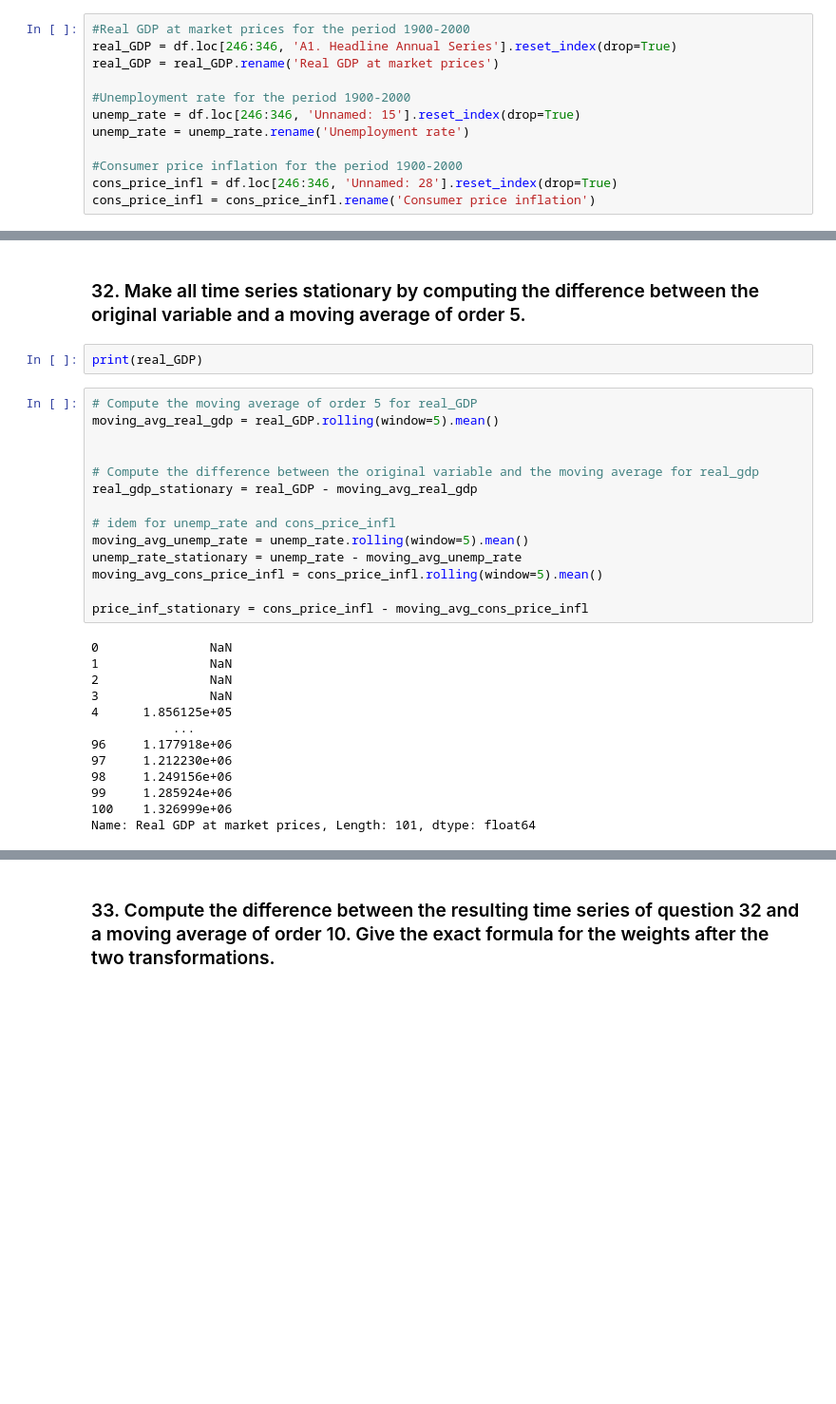
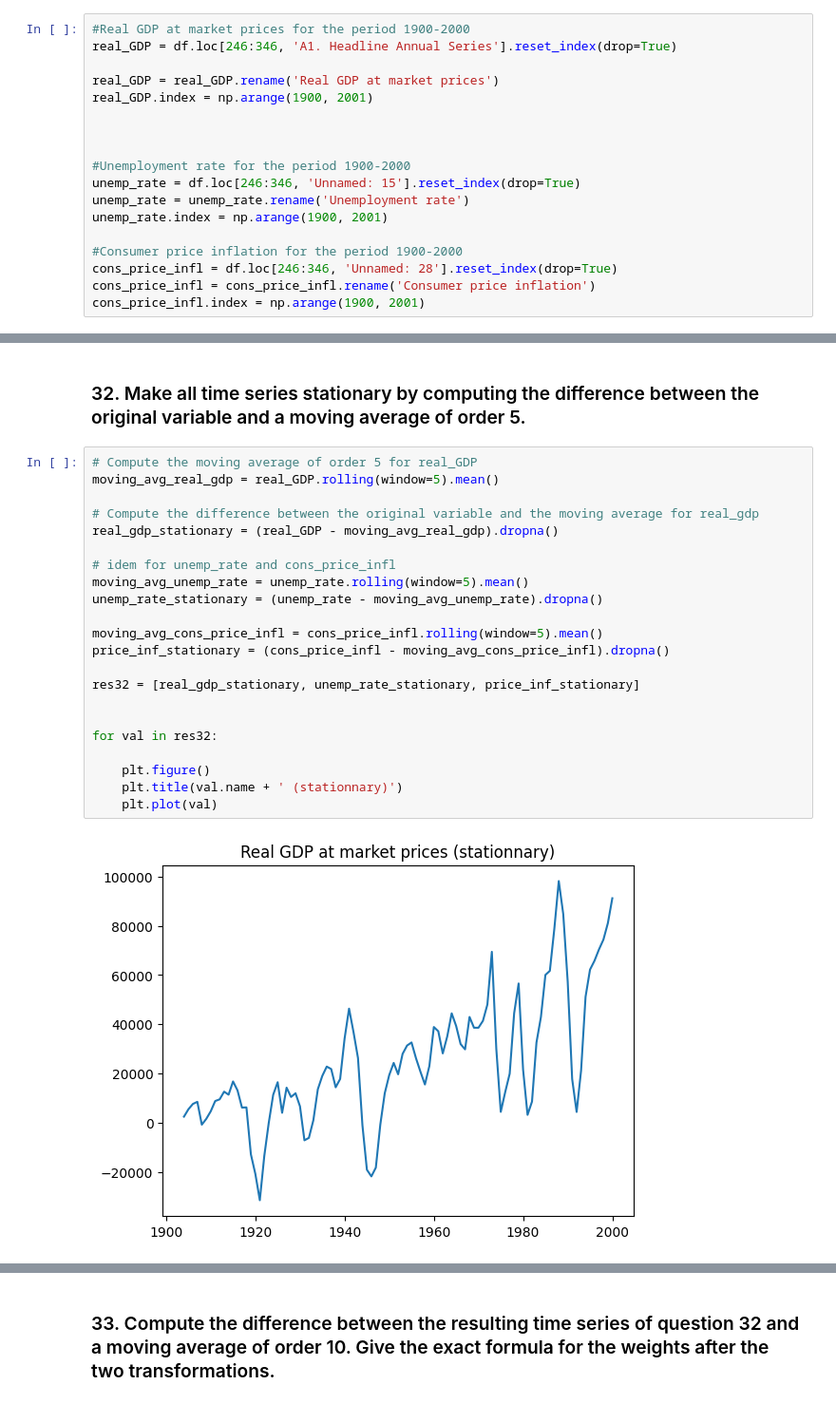
Before and after one commit to LucasChevrierGit/econometricsProject, a Jupyter notebook: project.ipynb, the cells around one changed output, grey strips where cells are left out. Shown at 95% size. Saved outputs shown, nothing was run; the diff lists cells and outputs as text; blank space fills up the shorter version.

```diff
--- a/project.ipynb
+++ b/project.ipynb
@@ -31,12 +31,18 @@ df = pd.read_excel('./textfiles/threecenturies_v2.3.xlsx', sheet_name='A1. Headl
 # %%
 #Real GDP at market prices for the period 1900-2000
 real_GDP = df.loc[246:346, 'A1. Headline Annual Series'].reset_index(drop=True)
+
 real_GDP = real_GDP.rename('Real GDP at market prices')
+real_GDP.index = np.arange(1900, 2001)
+
+
 
 #Unemployment rate for the period 1900-2000
 unemp_rate = df.loc[246:346, 'Unnamed: 15'].reset_index(drop=True)
 unemp_rate = unemp_rate.rename('Unemployment rate')
+unemp_rate.index = np.arange(1900, 2001)
 
 #Consumer price inflation for the period 1900-2000
 cons_price_infl = df.loc[246:346, 'Unnamed: 28'].reset_index(drop=True)
 cons_price_infl = cons_price_infl.rename('Consumer price inflation')
+cons_price_infl.index = np.arange(1900, 2001)
@@ -86,32 +79,27 @@ In this example, the long-term average position of the walker along a single tra
 ### 31. Define a moving average and explain the trade-off involved in the choice of the size of the window and of whether to center or not the moving average.
 # %% [markdown]
 ### 32. Make all time series stationary by computing the difference between the original variable and a moving average of order 5.
-# %%
-print(real_GDP)
 # %%
 # Compute the moving average of order 5 for real_GDP
 moving_avg_real_gdp = real_GDP.rolling(window=5).mean()
 
-
 # Compute the difference between the original variable and the moving average for real_gdp
-real_gdp_stationary = real_GDP - moving_avg_real_gdp
+real_gdp_stationary = (real_GDP - moving_avg_real_gdp).dropna()
 
 # idem for unemp_rate and cons_price_infl
 moving_avg_unemp_rate = unemp_rate.rolling(window=5).mean()
-unemp_rate_stationary = unemp_rate - moving_avg_unemp_rate
+unemp_rate_stationary = (unemp_rate - moving_avg_unemp_rate).dropna()
+
 moving_avg_cons_price_infl = cons_price_infl.rolling(window=5).mean()
+price_inf_stationary = (cons_price_infl - moving_avg_cons_price_infl).dropna()
 
-price_inf_stationary = cons_price_infl - moving_avg_cons_price_infl
+res32 = [real_gdp_stationary, unemp_rate_stationary, price_inf_stationary]
+
+
+for val in res32:
+
+    plt.figure()
+    plt.title(val.name + ' (stationnary)')
+    plt.plot(val)
 # %% [output]
-0               NaN
-1               NaN
-2               NaN
-3               NaN
-4      1.856125e+05
-           ...
-96     1.177918e+06
-97     1.212230e+06
-98     1.249156e+06
-99     1.285924e+06
-100    1.326999e+06
-Name: Real GDP at market prices, Length: 101, dtype: float64
+[figure, added]
```
Also changed, not shown: parts of 5 cells of this notebook.
